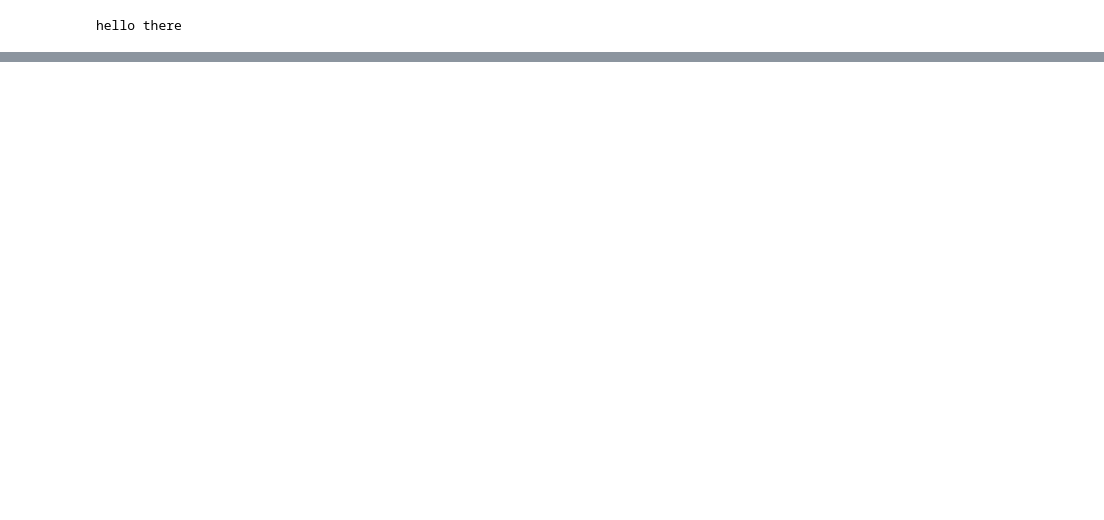
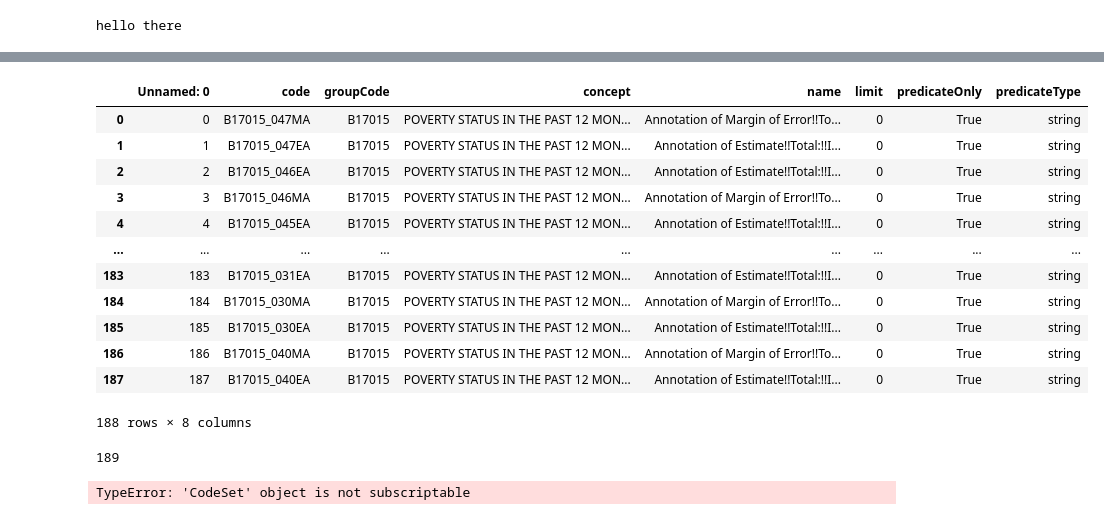
Before and after one commit to drawjk705/us-data, a Jupyter notebook: census/Untitled.ipynb, the cells around one changed output, grey strips where cells are left out. Drawn from its saved outputs; the diff is of its cells as text; code cells hidden in the pictures; blank space fills up the shorter version.

```diff
--- a/census/Untitled.ipynb
+++ b/census/Untitled.ipynb
@@ -38,0 +62,20 @@ KeyboardInterrupt:
+# %%
+c.getAllVariables()
+# %% [output]
+|  | Unnamed: 0 | code | groupCode | concept | name | limit | predicateOnly | predicateType |
+| 0 | 0 | B17015_047MA | B17015 | POVERTY STATUS IN THE PAST 12 MON... | Annotation of Margin of Error!!To... | 0 | True | string |
+| 1 | 1 | B17015_047EA | B17015 | POVERTY STATUS IN THE PAST 12 MON... | Annotation of Estimate!!Total:!!I... | 0 | True | string |
+| 2 | 2 | B17015_046EA | B17015 | POVERTY STATUS IN THE PAST 12 MON... | Annotation of Estimate!!Total:!!I... | 0 | True | string |
+| 3 | 3 | B17015_046MA | B17015 | POVERTY STATUS IN THE PAST 12 MON... | Annotation of Margin of Error!!To... | 0 | True | string |
+| 4 | 4 | B17015_045EA | B17015 | POVERTY STATUS IN THE PAST 12 MON... | Annotation of Estimate!!Total:!!I... | 0 | True | string |
+| ... | ... | ... | ... | ... | ... | ... | ... | ... |
+| 183 | 183 | B17015_031EA | B17015 | POVERTY STATUS IN THE PAST 12 MON... | Annotation of Estimate!!Total:!!I... | 0 | True | string |
+| 184 | 184 | B17015_030MA | B17015 | POVERTY STATUS IN THE PAST 12 MON... | Annotation of Margin of Error!!To... | 0 | True | string |
+| 185 | 185 | B17015_030EA | B17015 | POVERTY STATUS IN THE PAST 12 MON... | Annotation of Estimate!!Total:!!I... | 0 | True | string |
+| 186 | 186 | B17015_040MA | B17015 | POVERTY STATUS IN THE PAST 12 MON... | Annotation of Margin of Error!!To... | 0 | True | string |
+| 187 | 187 | B17015_040EA | B17015 | POVERTY STATUS IN THE PAST 12 MON... | Annotation of Estimate!!Total:!!I... | 0 | True | string |
+188 rows × 8 columns
+# %%
+len(c.variableCodes)
+# %% [output]
+189
@@ -38,0 +84,4 @@ KeyboardInterrupt:
+# %%
+pprint(c.variableCodes['B17015_047MA'])
+# %% [output]
+TypeError: 'CodeSet' object is not subscriptable
```
Also changed, not shown: parts of 4 cells of this notebook, 4 other files.
